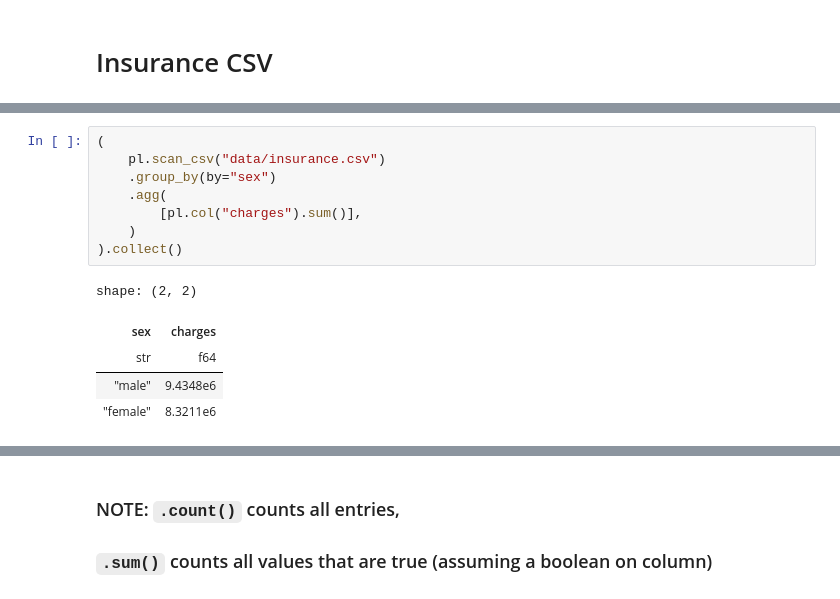
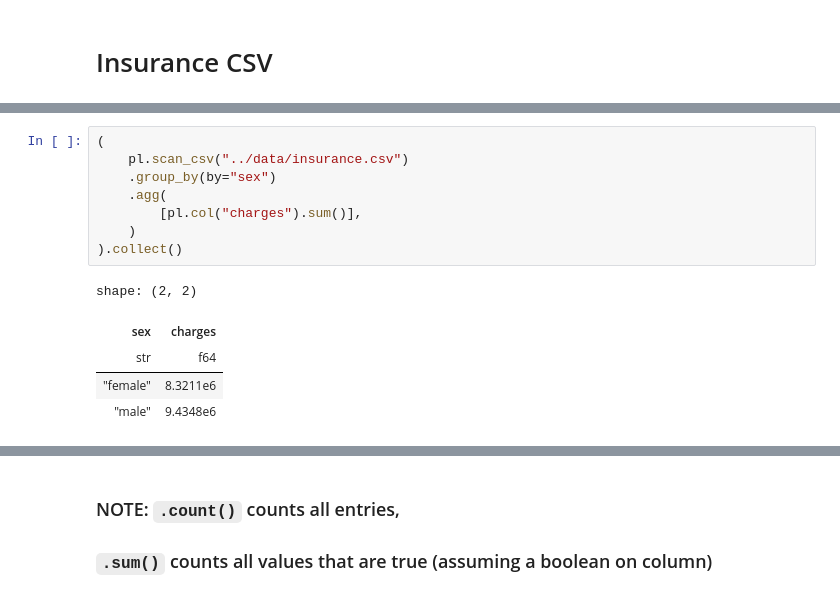
Before and after one commit to ethanmsl/polar-jupyter, a Jupyter notebook: notebooks/polars-local.ipynb, the cells around one changed output, grey strips where cells are left out. Drawn from its saved outputs; the diff is of its cells as text.

```diff
--- a/notebooks/polars-local.ipynb
+++ b/notebooks/polars-local.ipynb
@@ -492,17 +511,17 @@ shape: (1_338, 7)
 | 61 | "female" | 29.07 | 0 | "yes" | "northwest" | 29141.3603 |
 # %%
 (
-    pl.scan_csv("data/insurance.csv")
+    pl.scan_csv("../data/insurance.csv")
     .group_by(by="sex")
     .agg(
         [pl.col("charges").sum()],
     )
 ).collect()
 # %% [output]
 shape: (2, 2)
 | sex | charges |
 | str | f64 |
+| "female" | 8.3211e6 |
 | "male" | 9.4348e6 |
-| "female" | 8.3211e6 |
 # %%
 q = (
```
Also changed, not shown: parts of 15 cells of this notebook, 1 other file.
